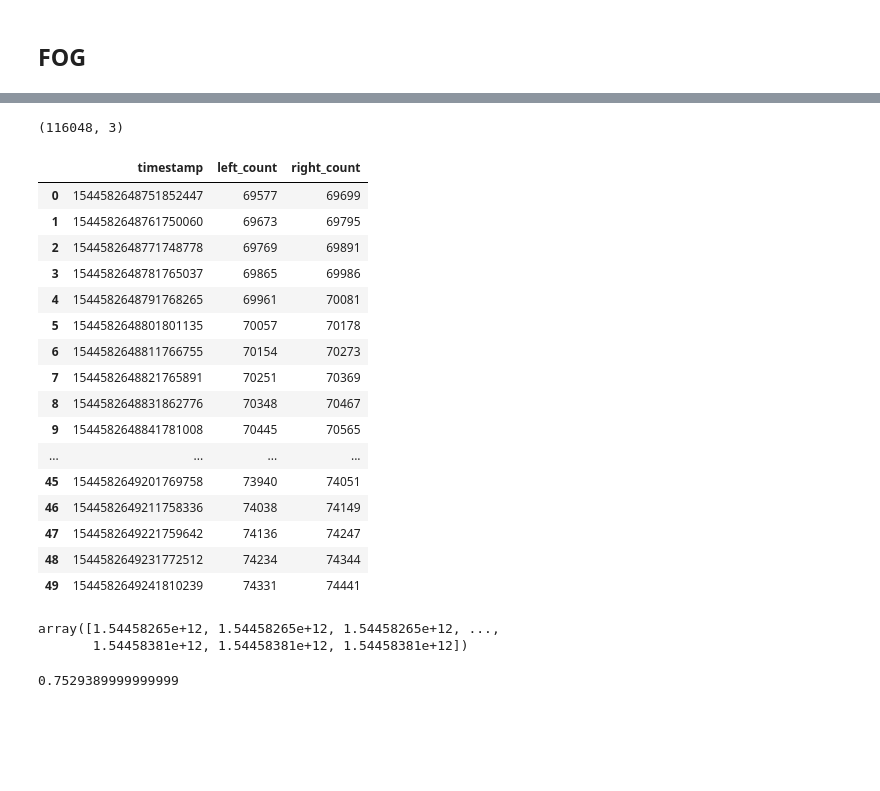
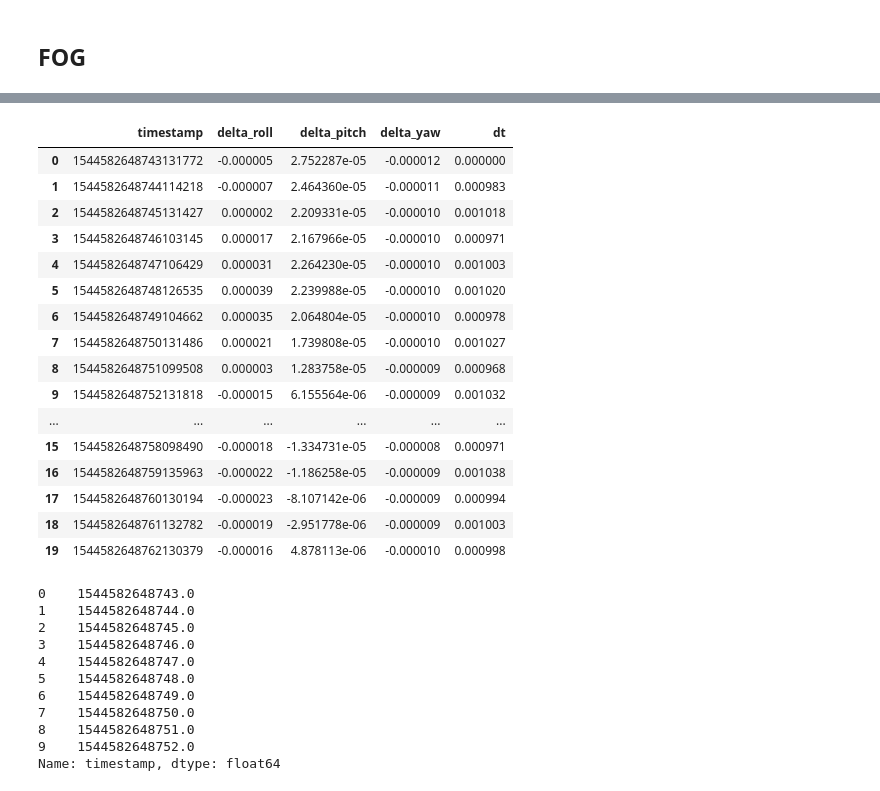
Before and after one commit to yifanwu2828/Particle-Filter-SLAM, a Jupyter notebook: code/data/exploreData.ipynb, the cells around one changed output, grey strips where cells are left out. Drawn from its saved outputs; the diff is of its cells as text; code cells hidden in the pictures; blank space fills up the shorter version.

```diff
--- a/code/data/exploreData.ipynb
+++ b/code/data/exploreData.ipynb
@@ -194,22 +189,22 @@ fog_data.head(30)
-# %%
-print(encoder_data.shape)
-encoder_data.head(50)
-# %% [output]
-(116048, 3)
-|  | timestamp | left_count | right_count |
-| 0 | 1544582648751852447 | 69577 | 69699 |
-| 1 | 1544582648761750060 | 69673 | 69795 |
-| 2 | 1544582648771748778 | 69769 | 69891 |
-| 3 | 1544582648781765037 | 69865 | 69986 |
-| 4 | 1544582648791768265 | 69961 | 70081 |
-| 5 | 1544582648801801135 | 70057 | 70178 |
-| 6 | 1544582648811766755 | 70154 | 70273 |
-| 7 | 1544582648821765891 | 70251 | 70369 |
-| 8 | 1544582648831862776 | 70348 | 70467 |
-| 9 | 1544582648841781008 | 70445 | 70565 |
-| ... | ... | ... | ... |
-| 45 | 1544582649201769758 | 73940 | 74051 |
-| 46 | 1544582649211758336 | 74038 | 74149 |
-| 47 | 1544582649221759642 | 74136 | 74247 |
-| 48 | 1544582649231772512 | 74234 | 74344 |
-| 49 | 1544582649241810239 | 74331 | 74441 |
+# %%
+fog_data['dt'] = np.hstack((0,np.diff(fog_data['timestamp']*1e-9)))
+# %%
+fog_data.head(20)
+# %% [output]
+|  | timestamp | delta_roll | delta_pitch | delta_yaw | dt |
+| 0 | 1544582648743131772 | -0.000005 | 2.752287e-05 | -0.000012 | 0.000000 |
+| 1 | 1544582648744114218 | -0.000007 | 2.464360e-05 | -0.000011 | 0.000983 |
+| 2 | 1544582648745131427 | 0.000002 | 2.209331e-05 | -0.000010 | 0.001018 |
+| 3 | 1544582648746103145 | 0.000017 | 2.167966e-05 | -0.000010 | 0.000971 |
+| 4 | 1544582648747106429 | 0.000031 | 2.264230e-05 | -0.000010 | 0.001003 |
+| 5 | 1544582648748126535 | 0.000039 | 2.239988e-05 | -0.000010 | 0.001020 |
+| 6 | 1544582648749104662 | 0.000035 | 2.064804e-05 | -0.000010 | 0.000978 |
+| 7 | 1544582648750131486 | 0.000021 | 1.739808e-05 | -0.000010 | 0.001027 |
+| 8 | 1544582648751099508 | 0.000003 | 1.283758e-05 | -0.000009 | 0.000968 |
+| 9 | 1544582648752131818 | -0.000015 | 6.155564e-06 | -0.000009 | 0.001032 |
+| ... | ... | ... | ... | ... | ... |
+| 15 | 1544582648758098490 | -0.000018 | -1.334731e-05 | -0.000008 | 0.000971 |
+| 16 | 1544582648759135963 | -0.000022 | -1.186258e-05 | -0.000009 | 0.001038 |
+| 17 | 1544582648760130194 | -0.000023 | -8.107142e-06 | -0.000009 | 0.000994 |
+| 18 | 1544582648761132782 | -0.000019 | -2.951778e-06 | -0.000009 | 0.001003 |
+| 19 | 1544582648762130379 | -0.000016 | 4.878113e-06 | -0.000010 | 0.000998 |
@@ -216,11 +213,16 @@ encoder_data.head(50)
 # %%
-fog =np.round(np.array(fog_data["timestamp"])/1000000)
-#%(19-6) == 1
-fog
+fog_data['timestamp']=np.round(fog_data['timestamp']*1e-6)
-# %% [output]
-array([1.54458265e+12, 1.54458265e+12, 1.54458265e+12, ...,
-       1.54458381e+12, 1.54458381e+12, 1.54458381e+12])
-# %%
-(1544582648751852447-1544582648751099508)*1e-6
-# %% [output]
-0.7529389999999999
+# %%
+fog_data['timestamp'].head(10)
+# %% [output]
+0    1544582648743.0
+1    1544582648744.0
+2    1544582648745.0
+3    1544582648746.0
+4    1544582648747.0
+5    1544582648748.0
+6    1544582648749.0
+7    1544582648750.0
+8    1544582648751.0
+9    1544582648752.0
+Name: timestamp, dtype: float64
```
Also changed, not shown: parts of 8 cells of this notebook, 1 other file.
